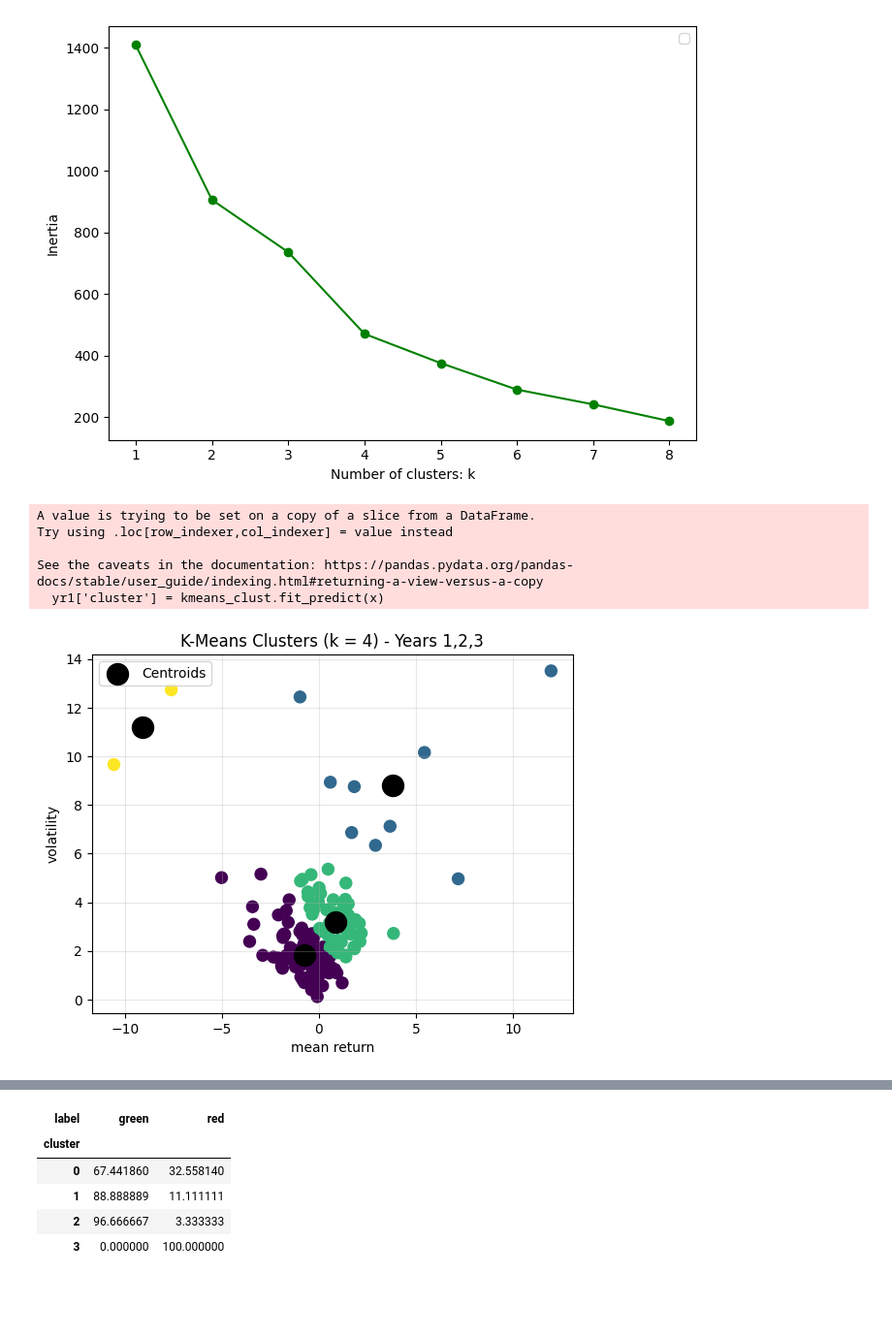
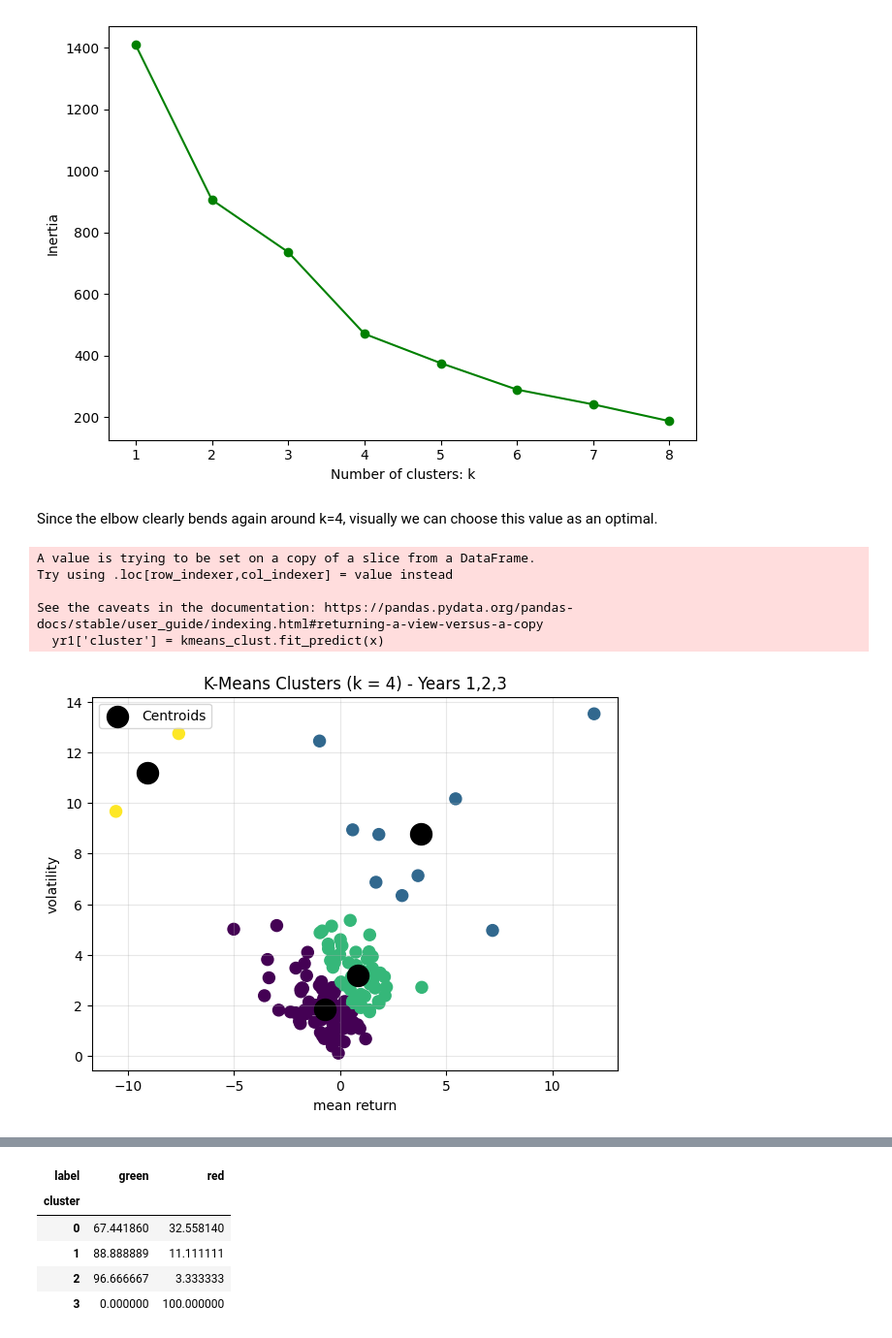
Before and after one commit to dinarazhorabek/ds_projects, a Jupyter notebook: Inertia Trading/k_means.ipynb, the cells around one changed output, grey strips where cells are left out. Shown at 97% size. Saved outputs shown, nothing was run; the diff lists cells and outputs as text; code cells hidden in the pictures; blank space fills up the shorter version.

```diff
--- a/Inertia Trading/k_means.ipynb
+++ b/Inertia Trading/k_means.ipynb
@@ -68,30 +75,32 @@ plt.tight_layout()
 plt.show()
 # %% [output]
 [figure]
+# %% [markdown]
+Since the elbow clearly bends again around k=4, visually we can choose this value as an optimal.
 # %%
 features = ['mean_return', 'volatility']
 x = yr1[features].values
 kmeans_clust = KMeans(n_clusters=4, random_state=79)
 yr1['cluster'] = kmeans_clust.fit_predict(x)
 centroids = kmeans_clust.cluster_centers_
-centroids
+# centroids
 
 fig, ax = plt.subplots(1,figsize=(7,5))
 plt.scatter(x[:, 0], x[:, 1], c=yr1['cluster'], s=75)
 plt.scatter(
     centroids[:, 0], centroids[:, 1],
     s=250, c='black', label='Centroids'
 )
 plt.xlabel("mean return")
 plt.ylabel("volatility")
 plt.title("K-Means Clusters (k = 4) - Years 1,2,3")
 plt.grid(alpha=0.3)
 plt.legend()
 plt.show()
 # %% [output]
 A value is trying to be set on a copy of a slice from a DataFrame.
 Try using .loc[row_indexer,col_indexer] = value instead
 
 See the caveats in the documentation: https://pandas.pydata.org/pandas-docs/stable/user_guide/indexing.html#returning-a-view-versus-a-copy
   yr1['cluster'] = kmeans_clust.fit_predict(x)
-[figure, old version]
+[figure, new version]
```
Also changed, not shown: parts of 8 cells of this notebook.
